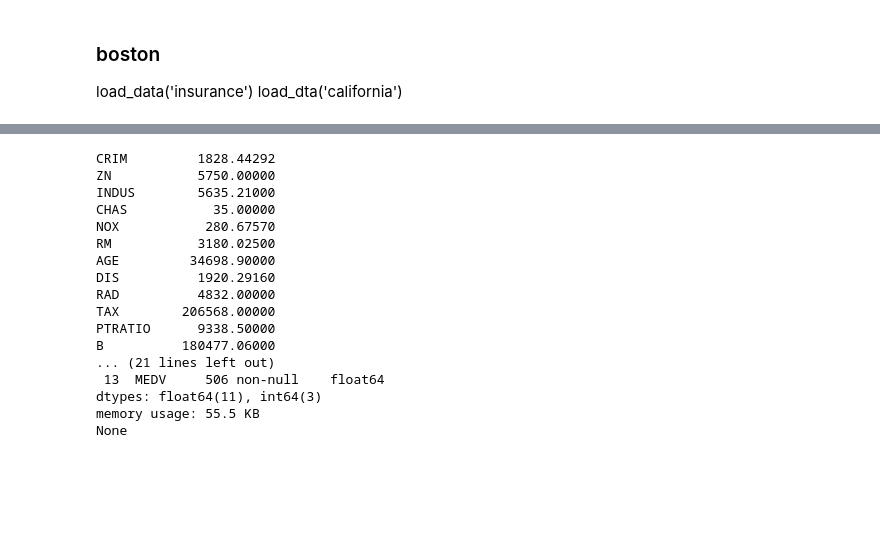
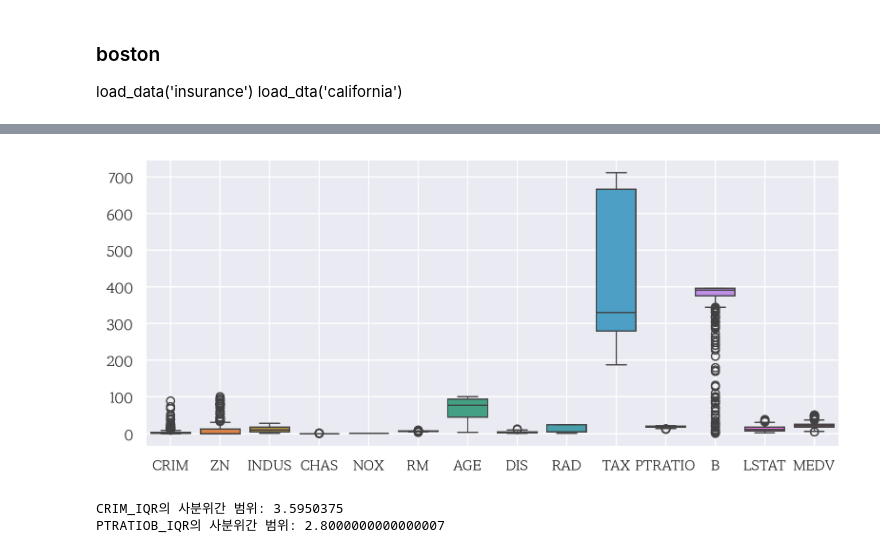
Before and after one commit to JAEYONG0303/For-python-, a Jupyter notebook: DATA ANALISIS BASIC/Project File/Semi-Project.ipynb, the cells around one changed output, grey strips where cells are left out. Drawn from its saved outputs; the diff is of its cells as text; code cells hidden in the pictures; blank space fills up the shorter version.

```diff
--- a/DATA ANALISIS BASIC/Project File/Semi-Project.ipynb
+++ b/DATA ANALISIS BASIC/Project File/Semi-Project.ipynb
@@ -52,21 +45,46 @@ MEDV     주택 가격 중앙값(단위: $1,000) (Median value of owner-occupied
-# %%
-print(origin.sum())
-print(origin.info())
-# %% [output]
-CRIM         1828.44292
-ZN           5750.00000
-INDUS        5635.21000
-CHAS           35.00000
-NOX           280.67570
-RM           3180.02500
-AGE         34698.90000
-DIS          1920.29160
-RAD          4832.00000
-TAX        206568.00000
-PTRATIO      9338.50000
-B          180477.06000
-... (21 lines left out)
- 13  MEDV     506 non-null    float64
-dtypes: float64(11), int64(3)
-memory usage: 55.5 KB
-None
+# %%
+my_dpi = 200
+font_path = 'C:\\Users\\wodyd\\Documents\\카카오톡 받은 파일./MaruBuri-Regular.ttf'
+fm.fontManager.addfont(font_path)
+font_prop = fm.FontProperties(fname=font_path)
+font_name = font_prop.get_name()
+my_font_name = 'MaruBuri'
+my_theme = 'dark'
+sb.set_theme(style = my_theme)
+
+plt.rcParams['font.family'] = my_font_name
+plt.rcParams['font.size'] = 10
+plt.rcParams['axes.unicode_minus'] = False
+width_px = 1600
+height_px = 720
+rows = 1
+cols = 1
+figsize = (width_px/ my_dpi, height_px / my_dpi)
+fig, ax = plt.subplots(rows, cols, figsize = figsize, dpi = my_dpi)
+
+# box 그리기
+sb.boxplot(data=origin)
+
+# 그래프 꾸미기
+ax.grid(True) # 배경 격자 표시/숨김
+
+# 출력
+plt.tight_layout()
+plt.savefig('myplot.png', dpi = my_dpi)
+plt.show()
+plt.close()
+# %% [output]
+[figure, added]
+# %%
+outline_df1 = origin.copy()
+CRIM_Q1 = outline_df1['CRIM'].quantile(0.25)
+CRIM_Q2 = outline_df1['CRIM'].quantile(0.75)
+CRIM_IQR = CRIM_Q2 - CRIM_Q1
+print('CRIM_IQR의 사분위간 범위:', CRIM_IQR )
+PTRATIO_Q1 = outline_df1['PTRATIO'].quantile(0.25)
+PTRATIO_Q2 = outline_df1['PTRATIO'].quantile(0.75)
+PTRATIO_IQR = PTRATIO_Q2 - PTRATIO_Q1
+print('PTRATIOB_IQR의 사분위간 범위:', PTRATIO_IQR )
+# %% [output]
+CRIM_IQR의 사분위간 범위: 3.5950375
+PTRATIOB_IQR의 사분위간 범위: 2.8000000000000007
```
Also changed, not shown: parts of 1 cell of this notebook, 3 other files.
